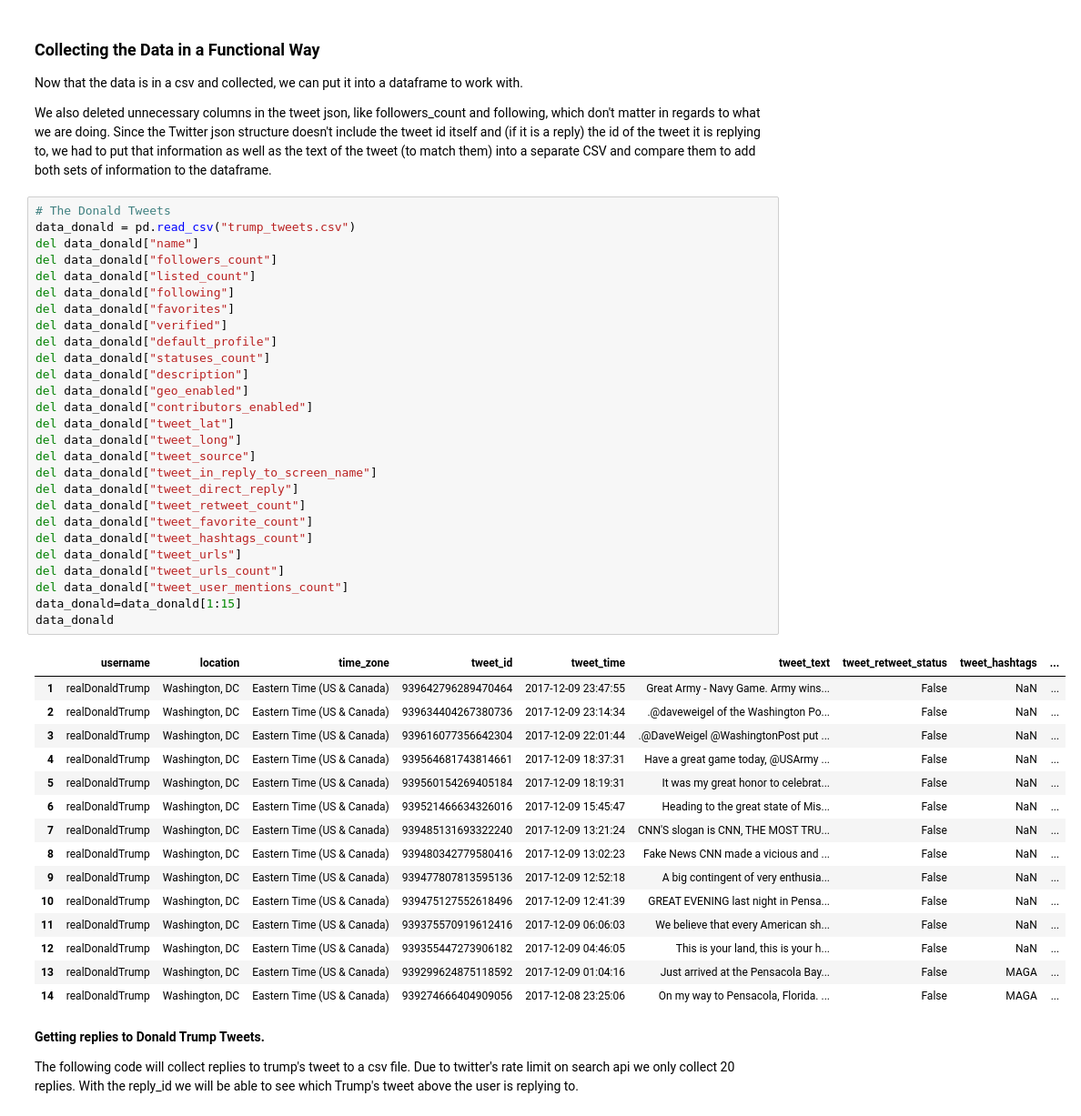
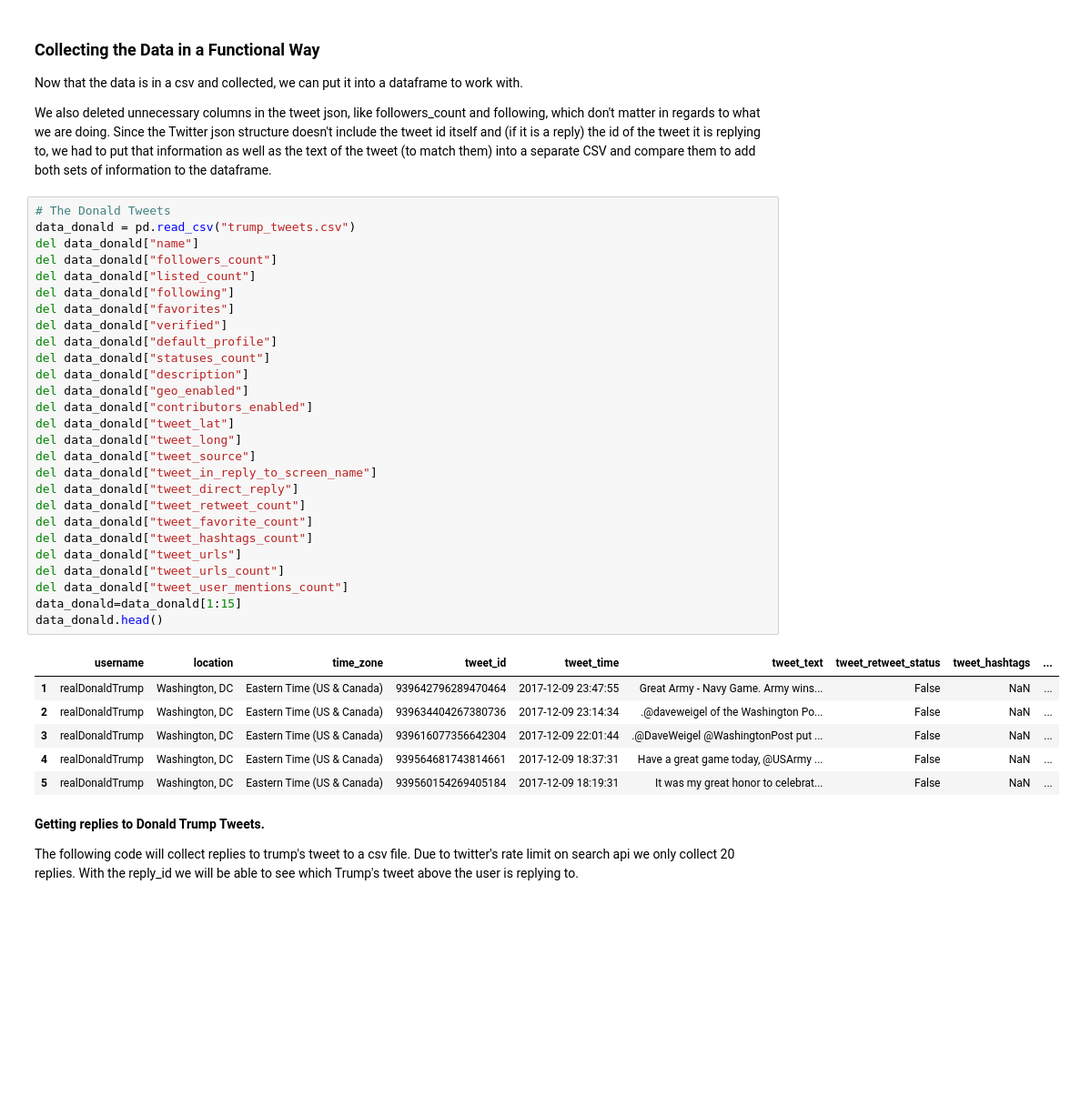
Before and after one commit to sarah-bullard/cmsc320-finalproject, a Jupyter notebook: cmsc320finalproject.ipynb, the cells around one changed output. Shown: that part at 91% size. Cells and saved outputs as stored; diff of their text form; blank space fills up the shorter version.

```diff
--- a/cmsc320finalproject.ipynb
+++ b/cmsc320finalproject.ipynb
@@ -248,43 +248,34 @@ data_donald = pd.read_csv("trump_tweets.csv")
 del data_donald["name"]
 del data_donald["followers_count"]
 del data_donald["listed_count"]
 del data_donald["following"]
 del data_donald["favorites"]
 del data_donald["verified"]
 del data_donald["default_profile"]
 del data_donald["statuses_count"]
 del data_donald["description"]
 del data_donald["geo_enabled"]
 del data_donald["contributors_enabled"]
 del data_donald["tweet_lat"]
 del data_donald["tweet_long"]
 del data_donald["tweet_source"]
 del data_donald["tweet_in_reply_to_screen_name"]
 del data_donald["tweet_direct_reply"]
 del data_donald["tweet_retweet_count"]
 del data_donald["tweet_favorite_count"]
 del data_donald["tweet_hashtags_count"]
 del data_donald["tweet_urls"]
 del data_donald["tweet_urls_count"]
 del data_donald["tweet_user_mentions_count"]
 data_donald=data_donald[1:15]
-data_donald
+data_donald.head()
 # %% [output]
 |  | username | location | time_zone | tweet_id | tweet_time | tweet_text | tweet_retweet_status | tweet_hashtags | ... |
 | 1 | realDonaldTrump | Washington, DC | Eastern Time (US & Canada) | 939642796289470464 | 2017-12-09 23:47:55 | Great Army - Navy Game. Army wins... | False | NaN | ... |
 | 2 | realDonaldTrump | Washington, DC | Eastern Time (US & Canada) | 939634404267380736 | 2017-12-09 23:14:34 | .@daveweigel of the Washington Po... | False | NaN | ... |
 | 3 | realDonaldTrump | Washington, DC | Eastern Time (US & Canada) | 939616077356642304 | 2017-12-09 22:01:44 | .@DaveWeigel @WashingtonPost put ... | False | NaN | ... |
 | 4 | realDonaldTrump | Washington, DC | Eastern Time (US & Canada) | 939564681743814661 | 2017-12-09 18:37:31 | Have a great game today, @USArmy ... | False | NaN | ... |
 | 5 | realDonaldTrump | Washington, DC | Eastern Time (US & Canada) | 939560154269405184 | 2017-12-09 18:19:31 | It was my great honor to celebrat... | False | NaN | ... |
-| 6 | realDonaldTrump | Washington, DC | Eastern Time (US & Canada) | 939521466634326016 | 2017-12-09 15:45:47 | Heading to the great state of Mis... | False | NaN | ... |
-| 7 | realDonaldTrump | Washington, DC | Eastern Time (US & Canada) | 939485131693322240 | 2017-12-09 13:21:24 | CNN'S slogan is CNN, THE MOST TRU... | False | NaN | ... |
-| 8 | realDonaldTrump | Washington, DC | Eastern Time (US & Canada) | 939480342779580416 | 2017-12-09 13:02:23 | Fake News CNN made a vicious and ... | False | NaN | ... |
-| 9 | realDonaldTrump | Washington, DC | Eastern Time (US & Canada) | 939477807813595136 | 2017-12-09 12:52:18 | A big contingent of very enthusia... | False | NaN | ... |
-| 10 | realDonaldTrump | Washington, DC | Eastern Time (US & Canada) | 939475127552618496 | 2017-12-09 12:41:39 | GREAT EVENING last night in Pensa... | False | NaN | ... |
-| 11 | realDonaldTrump | Washington, DC | Eastern Time (US & Canada) | 939375570919612416 | 2017-12-09 06:06:03 | We believe that every American sh... | False | NaN | ... |
-| 12 | realDonaldTrump | Washington, DC | Eastern Time (US & Canada) | 939355447273906182 | 2017-12-09 04:46:05 | This is your land, this is your h... | False | NaN | ... |
-| 13 | realDonaldTrump | Washington, DC | Eastern Time (US & Canada) | 939299624875118592 | 2017-12-09 01:04:16 | Just arrived at the Pensacola Bay... | False | MAGA | ... |
-| 14 | realDonaldTrump | Washington, DC | Eastern Time (US & Canada) | 939274666404909056 | 2017-12-08 23:25:06 | On my way to Pensacola, Florida. ... | False | MAGA | ... |
 # %% [markdown]
 <b> Getting replies to Donald Trump Tweets. </b>
 
```
Also changed, not shown: parts of 3 cells of this notebook.
